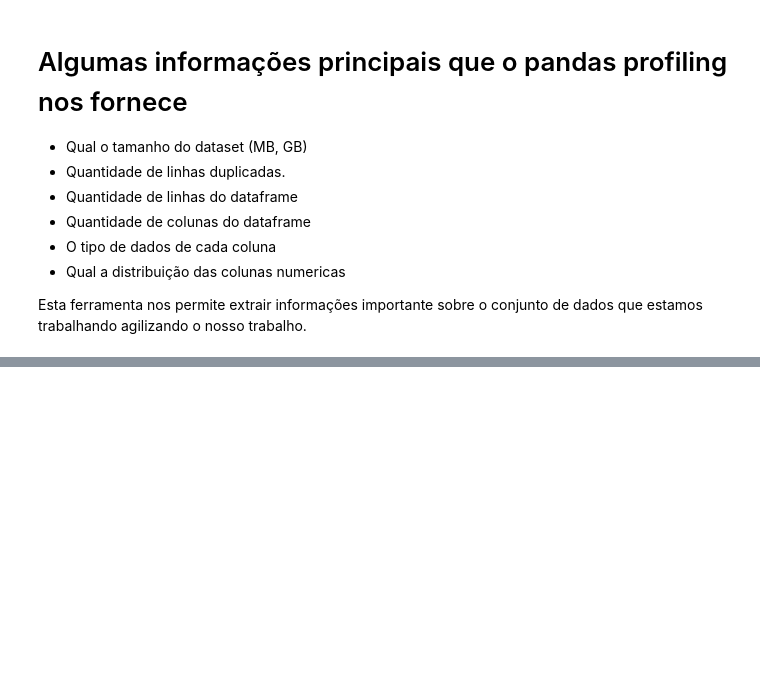
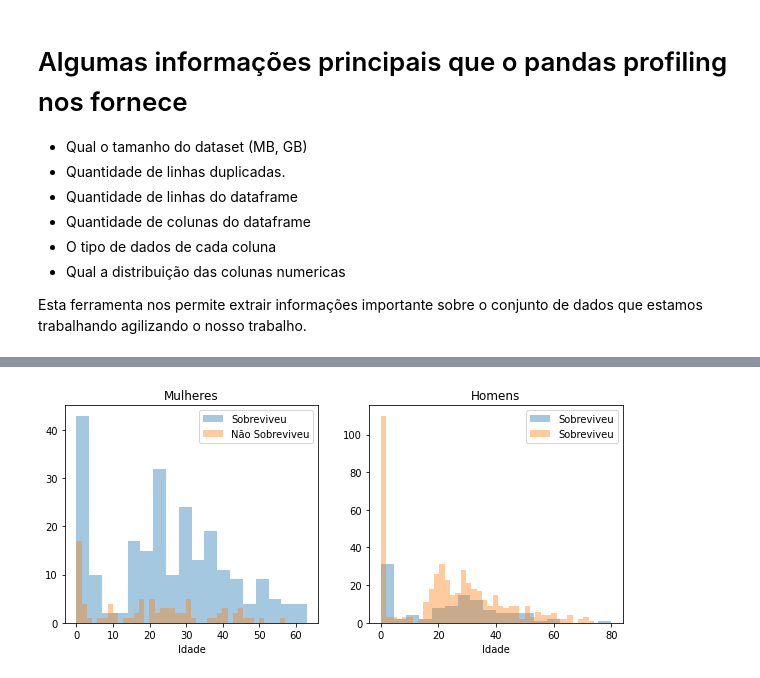
Before and after one commit to Graciliana/ExercicioDosEstudos-Python_Colab, a Jupyter notebook: Projeto_Titanic.ipynb, the cells around one changed output, grey strips where cells are left out. Drawn from its saved outputs; the diff is of its cells as text; code cells hidden in the pictures; blank space fills up the shorter version.

```diff
--- a/Projeto_Titanic.ipynb
+++ b/Projeto_Titanic.ipynb
@@ -281,0 +303,16 @@ profile.to_file(output_file= "Realatorio01_Titanic.html")
+# %%
+sobreviveu = 'Sobreviveu'
+nao_sobreviveu = 'Não Sobreviveu'
+fig, axes = plt.subplots(nrows=1, ncols=2, figsize=(10, 4))
+mulheres = titanic[titanic['Sexo']== 'Feminino']
+homens = titanic[titanic['Sexo']== 'Masculino']
+ax = sns.distplot(mulheres[mulheres['Sobreviveu?'] == 'Sim'].Idade.dropna(), bins = 18, label = sobreviveu, ax= axes[0], kde= False)
+ax = sns.distplot(mulheres[mulheres['Sobreviveu?'] == 'Não'].Idade.dropna(), bins=40, label = nao_sobreviveu, ax = axes[0], kde= False)
+ax.legend()
+ax.set_title('Mulheres')
+ax = sns.distplot(homens[homens['Sobreviveu?'] == 'Sim'].Idade.dropna(), bins= 18, label = sobreviveu, ax = axes[1], kde = False )
+ax = sns.distplot(homens[homens['Sobreviveu?'] == 'Não'].Idade.dropna(), bins= 40, label = sobreviveu, ax = axes[1], kde = False )
+ax.legend()
+_ = ax.set_title('Homens')
+# %% [output]
+[figure, added]
```
Also changed, not shown: parts of 2 cells of this notebook.
